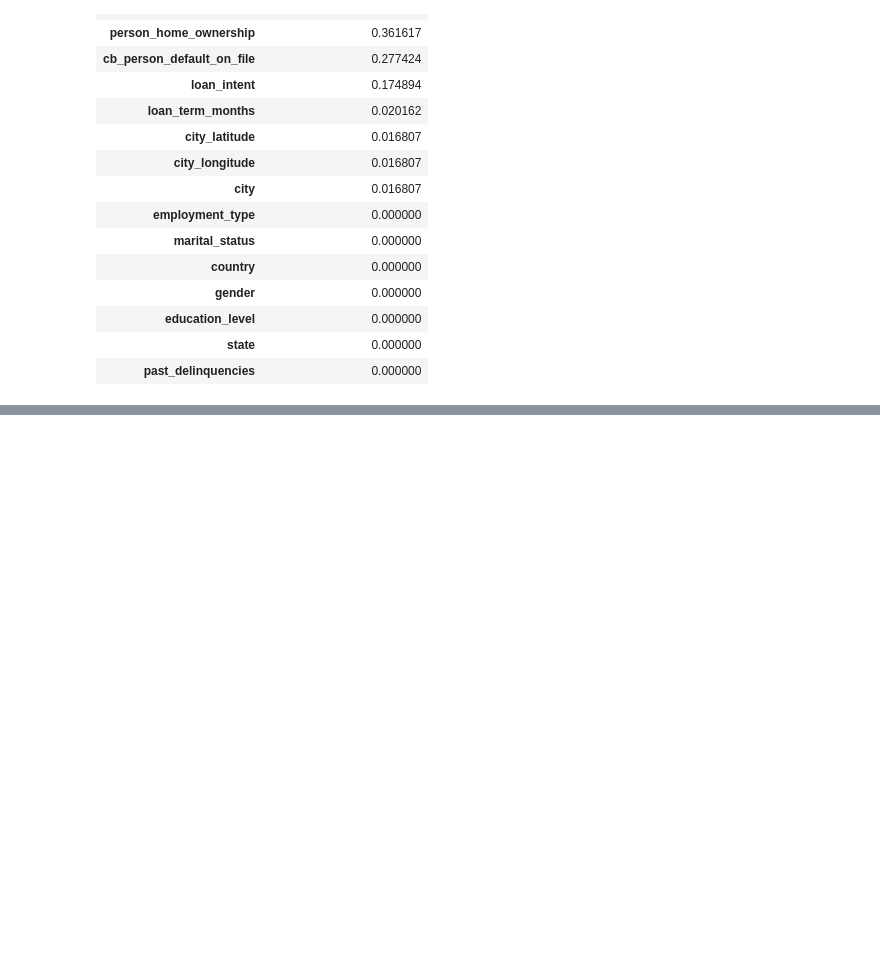
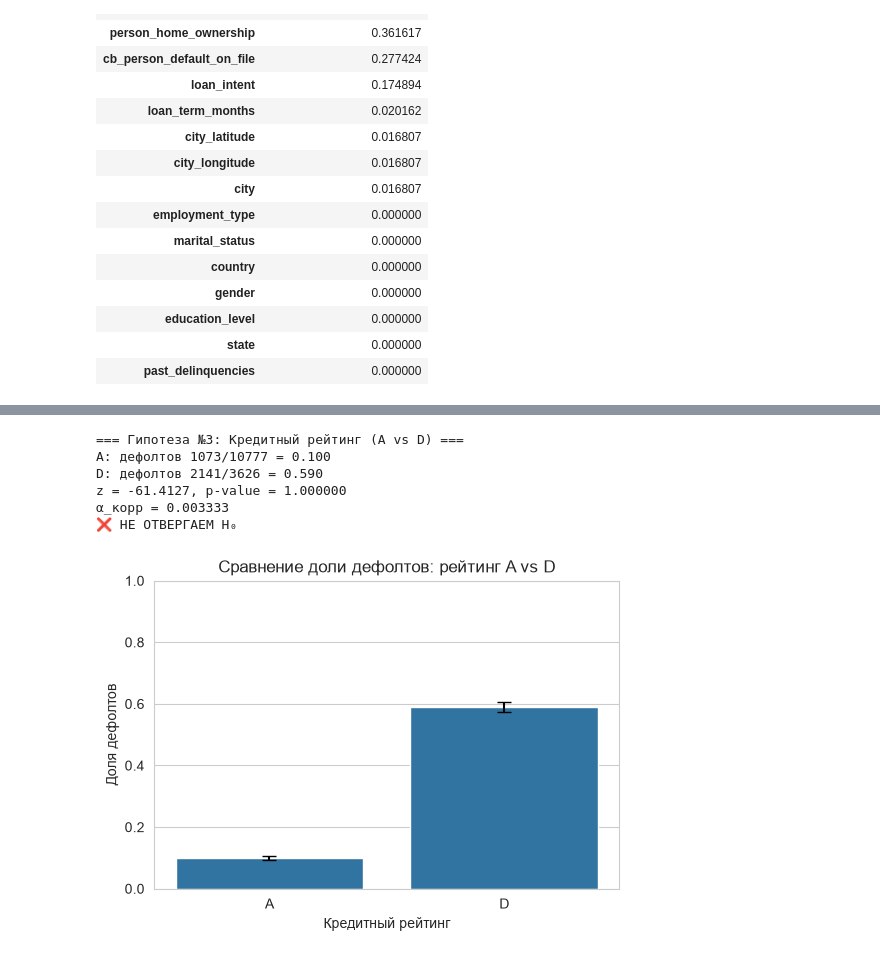
Before and after one commit to null-route-dev/credit-risk-classification, a Jupyter notebook: notebooks/01_eda_analysis.ipynb, the cells around one changed output, grey strips where cells are left out. Cells and saved outputs as stored; diff of their text form; code cells hidden in the pictures; blank space fills up the shorter version.

```diff
--- a/notebooks/01_eda_analysis.ipynb
+++ b/notebooks/01_eda_analysis.ipynb
@@ -994,0 +1168,45 @@ display(corr_with_target.to_frame("Корреляция с loan_status"))
+# %%
+# Гипотеза №3
+df_temp = df[df["loan_grade"].isin(["A", "D"])].copy()
+
+group1 = df_temp[df_temp["loan_grade"] == "A"]
+group2 = df_temp[df_temp["loan_grade"] == "D"]
+
+count1 = group1["loan_status"].sum()
+n1 = len(group1)
+count2 = group2["loan_status"].sum()
+n2 = len(group2)
+
+z_stat, p_value = proportions_ztest([count1, count2], [n1, n2], alternative="larger")
+
+print("=== Гипотеза №3: Кредитный рейтинг (A vs D) ===")
+print(f"A: дефолтов {count1}/{n1} = {count1/n1:.3f}")
+print(f"D: дефолтов {count2}/{n2} = {count2/n2:.3f}")
+print(f"z = {z_stat:.4f}, p-value = {p_value:.6f}")
+print(f"α_корр = {ALPHA_CORR:.6f}")
+
+if p_value < ALPHA_CORR:
+    print("✅ ОТВЕРГАЕМ H₀: рейтинг D связан с более высоким риском")
+    decision = "Отвергаем H₀"
+else:
+    print("❌ НЕ ОТВЕРГАЕМ H₀")
+    decision = "Не отвергаем H₀"
+
+results_list.append({
+    "Гипотеза": "№3: Рейтинг (D > A)",
+    "p-value": p_value,
+    "Решение": decision
+})
+
+plot_proportions(df_temp, "loan_grade", "loan_status",
+                 ["A", "D"],
+                 "Сравнение доли дефолтов: рейтинг A vs D",
+                 "Кредитный рейтинг")
+# %% [output]
+=== Гипотеза №3: Кредитный рейтинг (A vs D) ===
+A: дефолтов 1073/10777 = 0.100
+D: дефолтов 2141/3626 = 0.590
+z = -61.4127, p-value = 1.000000
+α_корр = 0.003333
+❌ НЕ ОТВЕРГАЕМ H₀
+[figure, added]
```
Also changed, not shown: parts of 37 cells of this notebook, 2 other files.
